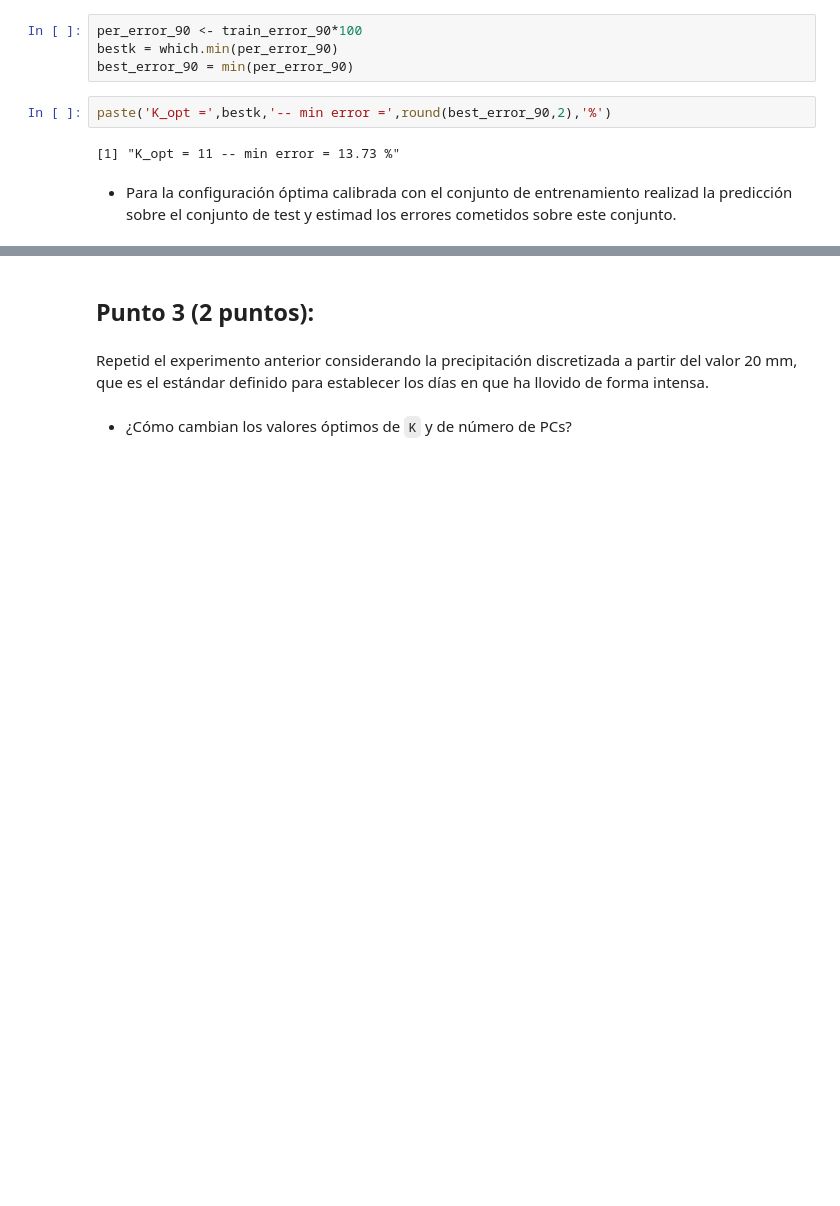
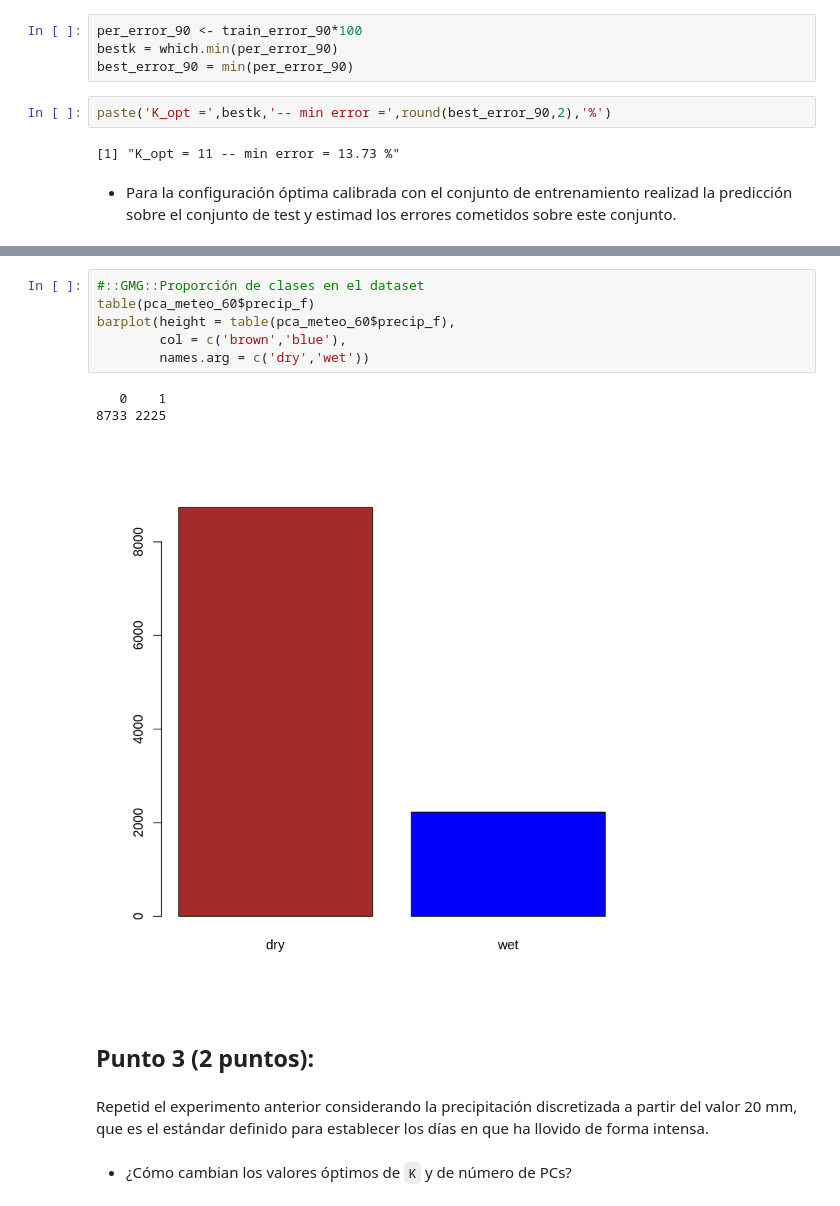
Before and after one commit to yerartdev/uc-m1966-datamining, a Jupyter notebook: d2/T02-m1966-clasificacion-reduccion-dimensionalidad.ipynb, the cells around one changed output, grey strips where cells are left out. Drawn from its saved outputs; the diff is of its cells as text; blank space fills up the shorter version.

Commit message:
m1966 - práctica T02 (pca) - punto 2: predicción sobre el conjunto de test y estimación de los errores cometidos sobre este conjunto; ¿overfitting or unbalanced dataset?

```diff
--- a/d2/T02-m1966-clasificacion-reduccion-dimensionalidad.ipynb
+++ b/d2/T02-m1966-clasificacion-reduccion-dimensionalidad.ipynb
@@ -770,3 +811,13 @@ for(k in 1:15){
+# %%
+#::GMG::Proporción de clases en el dataset
+table(pca_meteo_60$precip_f)
+barplot(height = table(pca_meteo_60$precip_f),
+        col = c('brown','blue'),
+        names.arg = c('dry','wet'))
+# %% [output]
+   0    1
+8733 2225
+[figure, added]
 # %% [markdown]
 ## Punto 3 (2 puntos):
 # %% [markdown]
```
Also changed, not shown: parts of 8 cells of this notebook.
